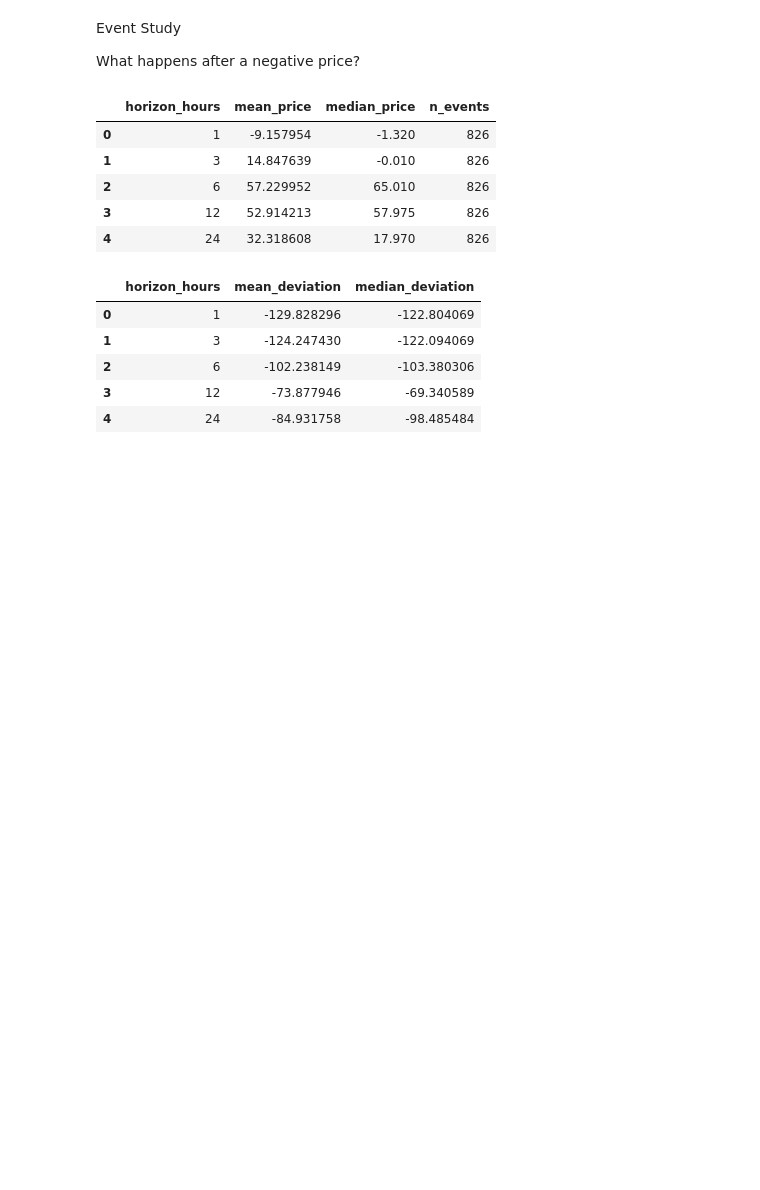
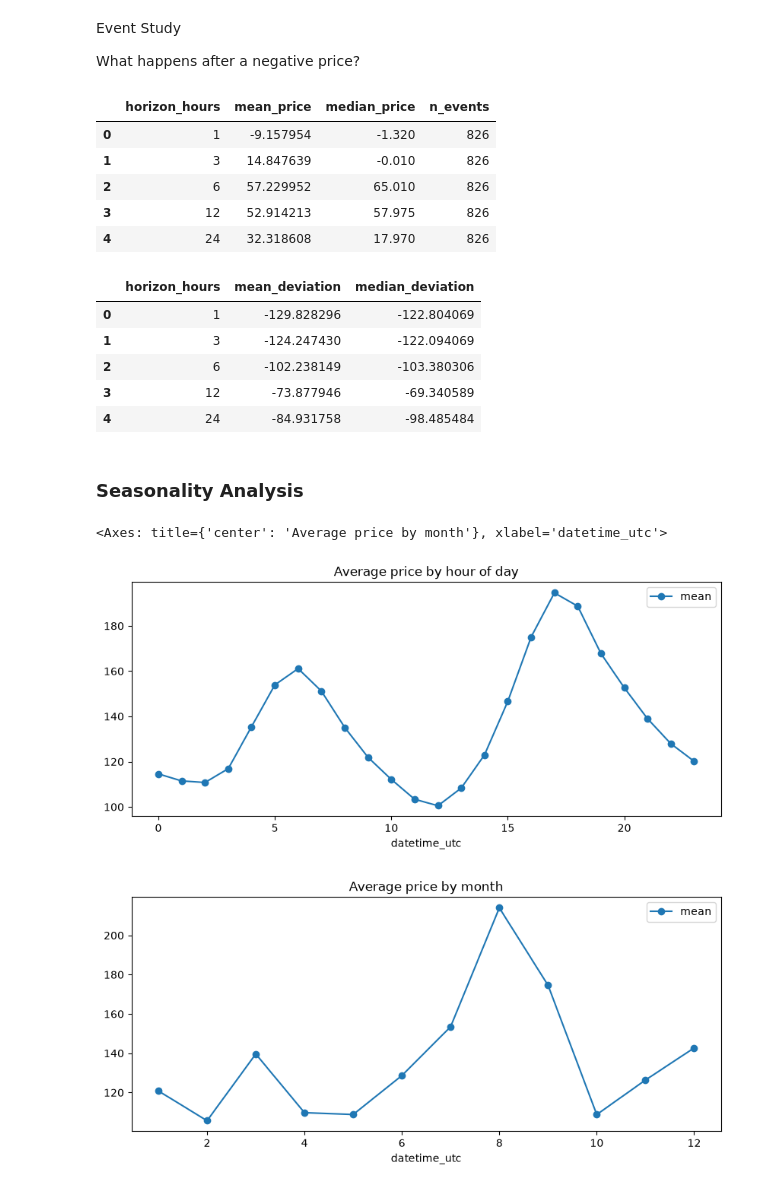
Before and after one commit to 1412richa/de-power-price-analysis, a Jupyter notebook: notebooks/explore_prices.ipynb, the cells around one changed output. Drawn from its saved outputs; the diff is of its cells as text; code cells hidden in the pictures; blank space fills up the shorter version.

Commit message:
Save plots

```diff
--- a/notebooks/explore_prices.ipynb
+++ b/notebooks/explore_prices.ipynb
@@ -122,3 +122,16 @@ summary_relative
 | 2 | 6 | -102.238149 | -103.380306 |
 | 3 | 12 | -73.877946 | -69.340589 |
 | 4 | 24 | -84.931758 | -98.485484 |
+# %% [markdown]
+### Seasonality Analysis
+# %%
+# Patterns
+hourly_pattern = df.groupby(df.index.hour)["price_eur_mwh"].agg(["mean", "median", "std"])
+hourly_pattern.plot(y="mean", marker="o", figsize=(10,4), title="Average price by hour of day")
+
+monthly_pattern = df.groupby(df.index.month)["price_eur_mwh"].agg(["mean", "median", "std"])
+monthly_pattern.plot(y="mean", marker="o", figsize=(10,4), title="Average price by month")
+# %% [output]
+<Axes: title={'center': 'Average price by month'}, xlabel='datetime_utc'>
+[figure, added]
+[figure, added]
```
Also changed, not shown: 3 other files.
